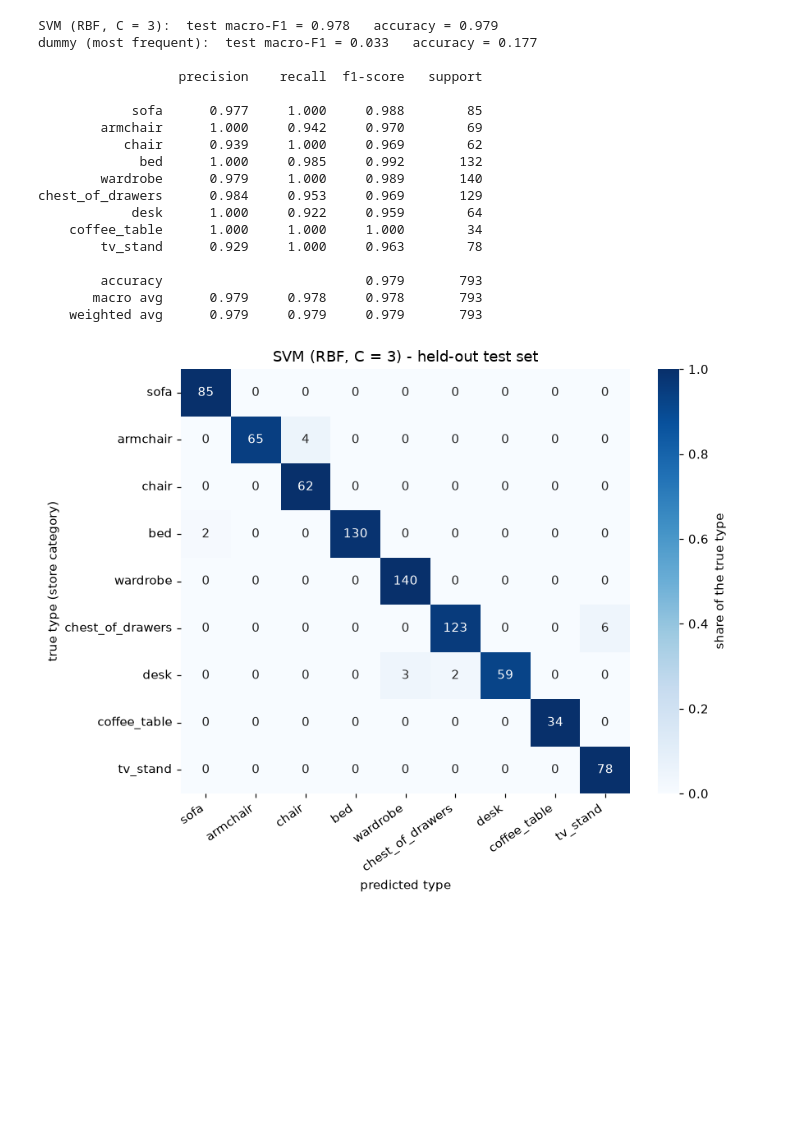
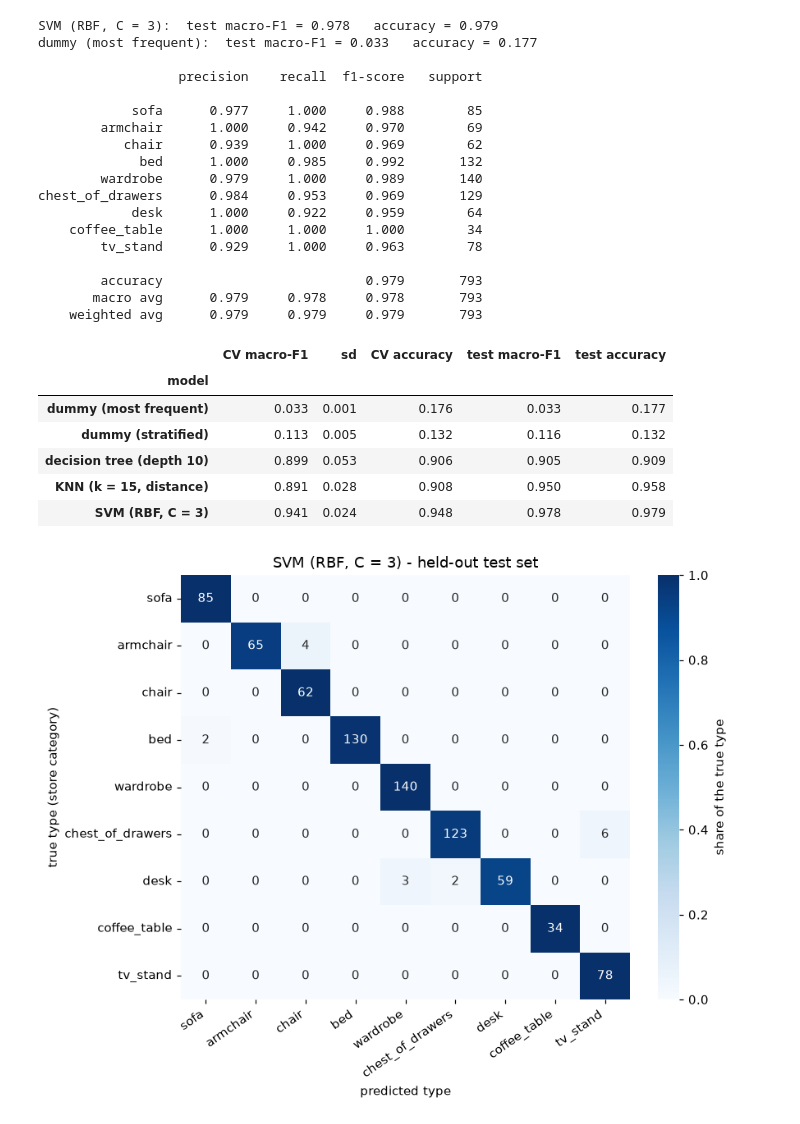
Before and after one commit to a100miles/furniture-prediction-ml, a Jupyter notebook: furniture_classification.ipynb, the cells around one changed output. Cells and saved outputs as stored; diff of their text form; code cells hidden in the pictures; blank space fills up the shorter version.

Commit message:
Notebook: Endterm plan, full results table, fixed test split

```diff
--- a/furniture_classification.ipynb
+++ b/furniture_classification.ipynb
@@ -789,6 +794,24 @@ chest_of_drawers      0.984     0.953     0.969       129
         accuracy                          0.979       793
        macro avg      0.979     0.978     0.978       793
     weighted avg      0.979     0.979     0.979       793
+# %%
+# One table for the report: cross-validation on the training rows and the test set, for the baselines and every model.
+# The best model was already chosen above by cross-validation; these test scores do not change that choice.
+test_scores = {}
+for name, model in final_models.items():
+    pred = make_pipeline(model).fit(X_train, y_train).predict(X_test)
+    test_scores[name] = {"test macro-F1": f1_score(y_test, pred, average="macro"),
+                         "test accuracy": accuracy_score(y_test, pred)}
+summary = results[["CV macro-F1", "sd", "CV accuracy"]].join(pd.DataFrame(test_scores).T)
+summary.round(3)
+# %% [output]
+|  | CV macro-F1 | sd | CV accuracy | test macro-F1 | test accuracy |
+| model |  |  |  |  |  |
+| dummy (most frequent) | 0.033 | 0.001 | 0.176 | 0.033 | 0.177 |
+| dummy (stratified) | 0.113 | 0.005 | 0.132 | 0.116 | 0.132 |
+| decision tree (depth 10) | 0.899 | 0.053 | 0.906 | 0.905 | 0.909 |
+| KNN (k = 15, distance) | 0.891 | 0.028 | 0.908 | 0.950 | 0.958 |
+| SVM (RBF, C = 3) | 0.941 | 0.024 | 0.948 | 0.978 | 0.979 |
 # %%
 cm_test = plot_confusion(y_test, test_pred, f"{best_name} - held-out test set")
 # %% [output]
```
Also changed, not shown: parts of 5 cells of this notebook, 2 other files.
